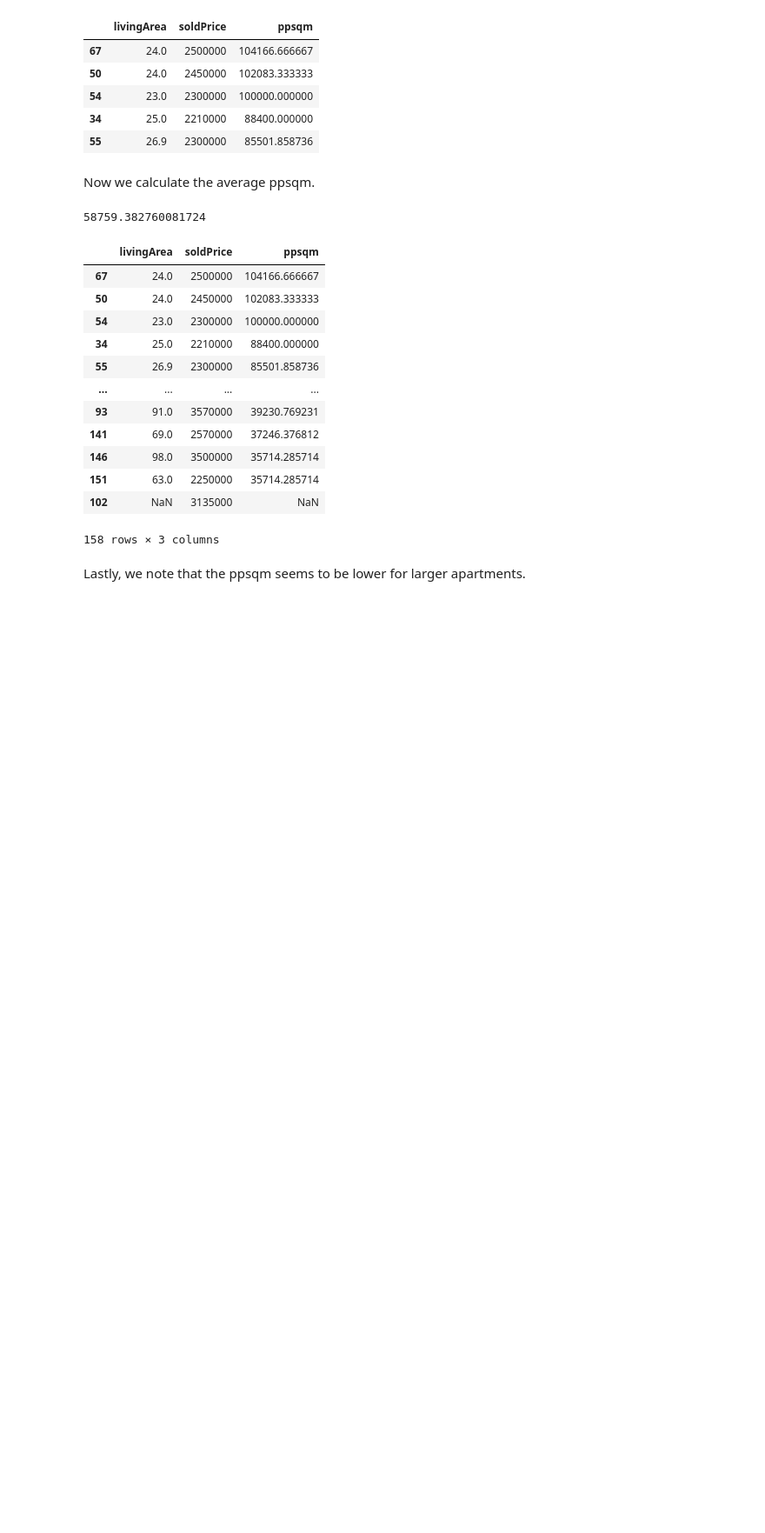
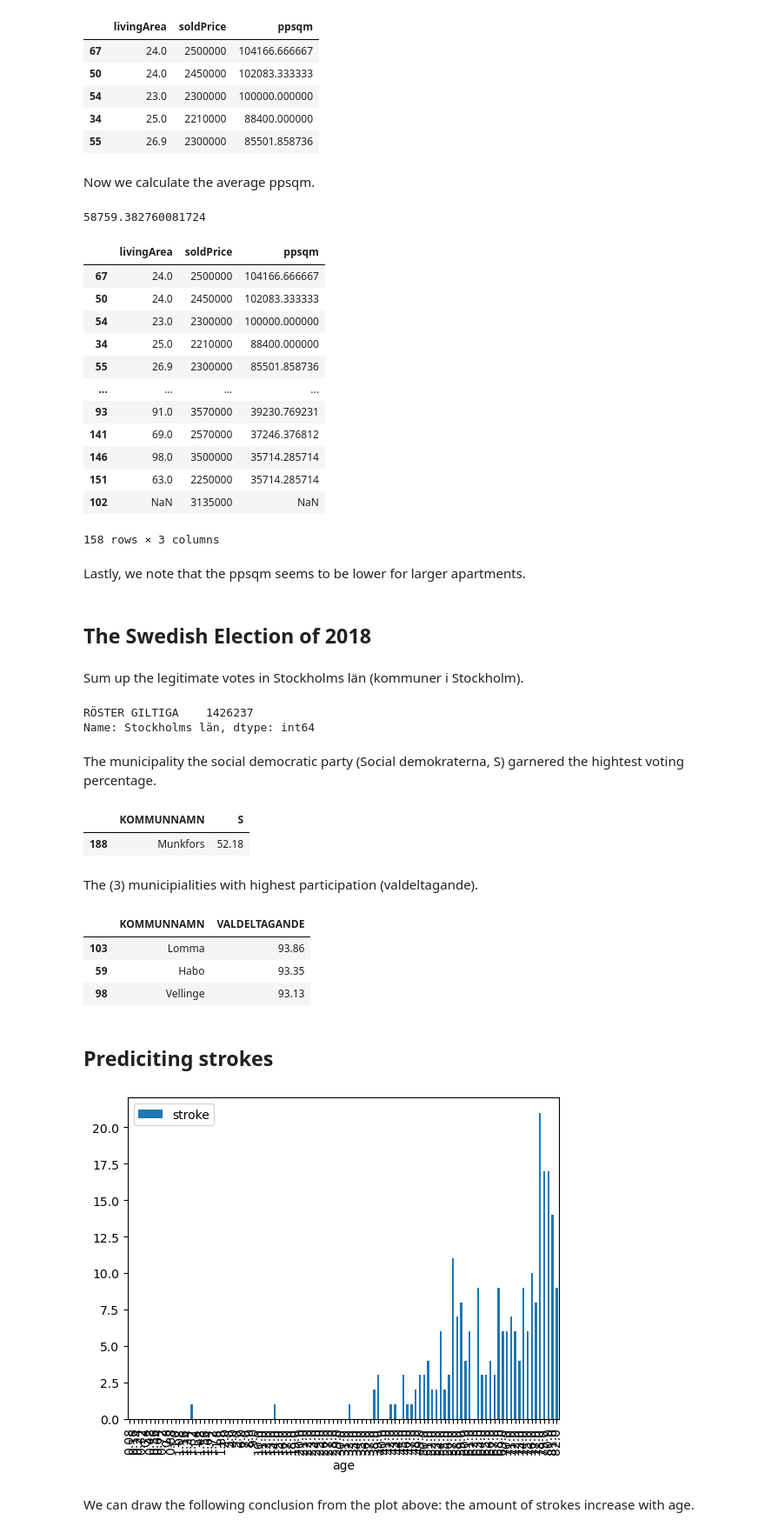
Before and after one commit to elliphantonator/su-mt4007, a Jupyter notebook: HW2/HW2.ipynb, the cells around one changed output. Shown: that part at 87% size. Saved outputs shown, nothing was run; the diff lists cells and outputs as text; code cells hidden in the pictures; blank space fills up the shorter version.

```diff
--- a/HW2/HW2.ipynb
+++ b/HW2/HW2.ipynb
@@ -53,0 +52,2 @@ Lastly, we note that the ppsqm seems to be lower for larger apartments.
+# %% [markdown]
+## The Swedish Election of 2018
@@ -53,0 +56,49 @@ Lastly, we note that the ppsqm seems to be lower for larger apartments.
+# %% [markdown]
+Sum up the legitimate votes in Stockholms län (kommuner i Stockholm).
+# %%
+relevant_df_swe = df_swe[["LÄNSNAMN", "RÖSTER GILTIGA"]]
+grouped_df = relevant_df_swe\
+    .groupby("LÄNSNAMN")\
+    .sum()
+grouped_df.loc["Stockholms län"]
+# %% [output]
+RÖSTER GILTIGA    1426237
+Name: Stockholms län, dtype: int64
+# %% [markdown]
+The municipality the social democratic party (Social demokraterna, S) garnered the hightest voting percentage.
+# %%
+df_swe["S"] = df_swe["S"]\
+    .astype(str)\
+    .replace(",",".", regex = True)\
+    .astype(float)
+df_swe.sort_values("S", ascending = False)[["KOMMUNNAMN", "S"]].head(1)
+# %% [output]
+|  | KOMMUNNAMN | S |
+| 188 | Munkfors | 52.18 |
+# %% [markdown]
+The (3) municipialities with highest participation (valdeltagande).
+# %%
+df_swe["VALDELTAGANDE"] = df_swe["VALDELTAGANDE"]\
+    .astype(str)\
+    .replace(",",".", regex = True)\
+    .astype(float)
+df_swe.sort_values("VALDELTAGANDE", ascending = False)[["KOMMUNNAMN", "VALDELTAGANDE"]].head(3)
+# %% [output]
+|  | KOMMUNNAMN | VALDELTAGANDE |
+| 103 | Lomma | 93.86 |
+| 59 | Habo | 93.35 |
+| 98 | Vellinge | 93.13 |
+# %% [markdown]
+## Prediciting strokes
+# %%
+df_stroke = pd.read_csv("https://raw.githubusercontent.com/su-mt4007/data/refs/heads/main/stroke-data.csv")
+# %%
+relevant_df_stroke = df_stroke[["age","stroke"]]
+grouped_relevant_df_stroke = relevant_df_stroke\
+    .groupby("age")\
+    .sum()\
+    .plot.bar()
+# %% [output]
+[figure, added]
+# %% [markdown]
+We can draw the following conclusion from the plot above: the amount of strokes increase with age.
```
Also changed, not shown: parts of 2 cells of this notebook.
